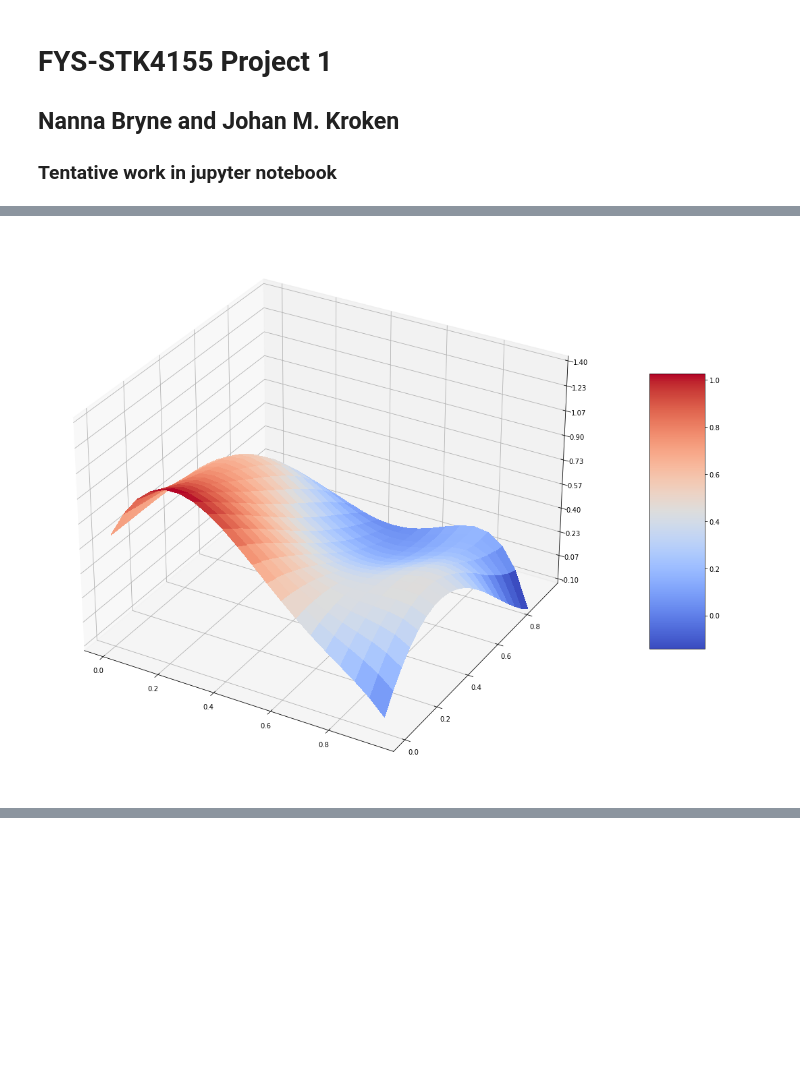
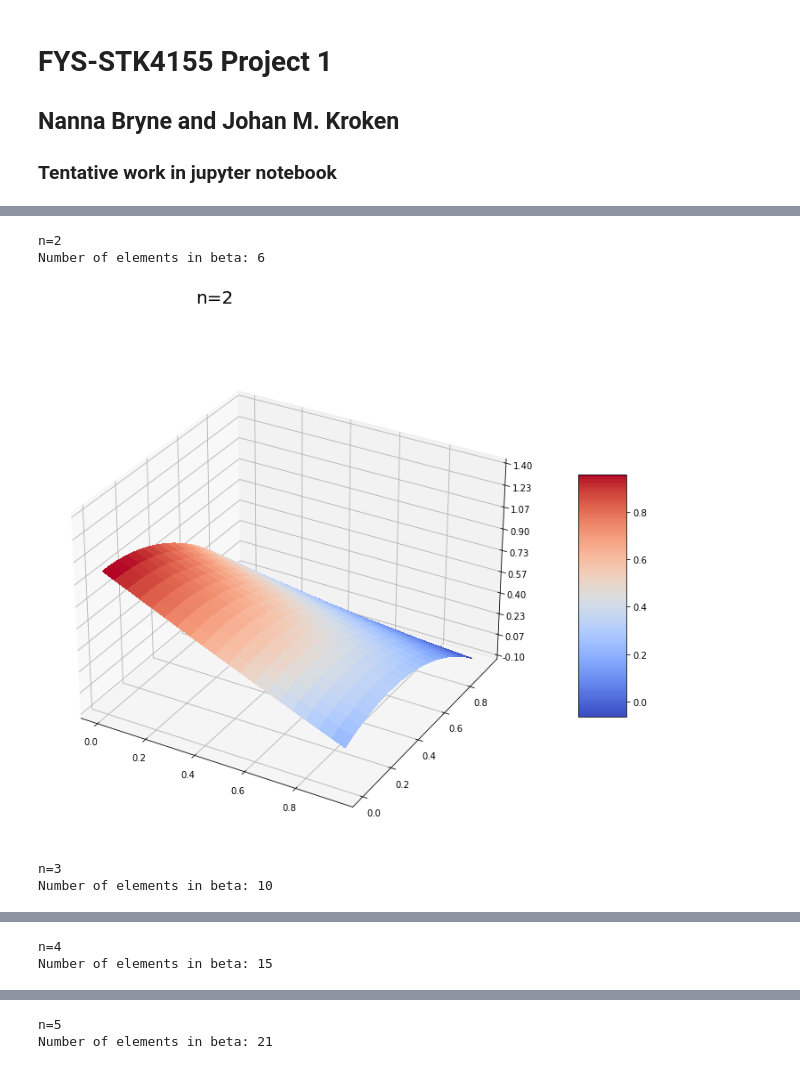
Before and after one commit to Johanmkr/FYS-STK4155colab, a Jupyter notebook: project1/code/project1.ipynb, the cells around one changed output, grey strips where cells are left out. Saved outputs shown, nothing was run; the diff lists cells and outputs as text; code cells hidden in the pictures; blank space fills up the shorter version.

```diff
--- a/project1/code/project1.ipynb
+++ b/project1/code/project1.ipynb
@@ -13,7 +13,7 @@ from matplotlib.ticker import LinearLocator, FormatStrFormatter
 import numpy as np
 from random import random, seed
 
-plt.rcParams['figure.figsize'] = [30, 15]
+plt.rcParams['figure.figsize'] = [20, 10]
 fig = plt.figure()
 ax = fig.gca(projection='3d')
 
@@ -74,19 +76,46 @@ ztilde = np.reshape(ztilde, (20,20))
+# %%
+#   useful functions:
+#   mean squared error
+def MSE(data, model):
+    n = np.size(data)
+    return np.sum((data-model)**2)/n
+
+#   r2 score
+def R2(data, model):
+    return 1 - np.sum((data - model) ** 2) / np.sum((data - np.mean(data)) ** 2)
 # %%
+N = 5
+mses = np.zeros(N-1)
+r2s = np.zeros(N-1)
+ns = np.zeros(N-1)
+i = 0
+for n in range(2,N+1):
+    print(f"n={n}")
+    ztilde = fit_params(n)
+    fig = plt.figure()
+    ax = fig.gca(projection='3d')
+    # Plot the surface.
+    surf = ax.plot_surface(x, y, ztilde, cmap=cm.coolwarm,
+                        linewidth=0, antialiased=False)
 
-fig = plt.figure()
-ax = fig.gca(projection='3d')
-# Plot the surface.
-surf = ax.plot_surface(x, y, ztilde, cmap=cm.coolwarm,
-                       linewidth=0, antialiased=False)
+    # Customize the z axis.
+    ax.set_zlim(-0.10, 1.40)
+    ax.zaxis.set_major_locator(LinearLocator(10))
+    ax.zaxis.set_major_formatter(FormatStrFormatter('%.02f'))
+    fig.suptitle(f"n={n}", fontsize=20)
 
-# Customize the z axis.
-ax.set_zlim(-0.10, 1.40)
-ax.zaxis.set_major_locator(LinearLocator(10))
-ax.zaxis.set_major_formatter(FormatStrFormatter('%.02f'))
+    # Add a color bar which maps values to colors.
+    fig.colorbar(surf, shrink=0.5, aspect=5)
+    mse = MSE(z.ravel(), ztilde.ravel())
+    r2 = R2(z.ravel(), ztilde.ravel())
+    mses[i] = mse
+    r2s[i] = r2
+    ns[i] = n
 
-# Add a color bar which maps values to colors.
-fig.colorbar(surf, shrink=0.5, aspect=5)
-
-plt.show()
+    plt.show()
 # %% [output]
+n=2
+Number of elements in beta: 6
-[figure, old version]
+[figure, new version]
+n=3
+Number of elements in beta: 10
@@ -92,0 +123,2 @@ plt.show()
+n=4
+Number of elements in beta: 15
@@ -92,0 +126,2 @@ plt.show()
+n=5
+Number of elements in beta: 21
```
Also changed, not shown: parts of 4 cells of this notebook.
